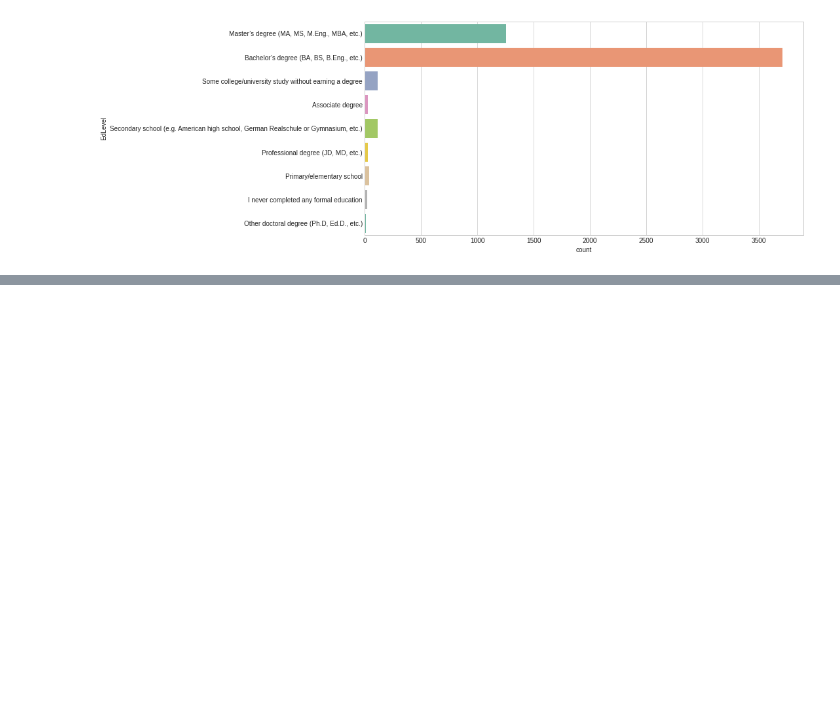
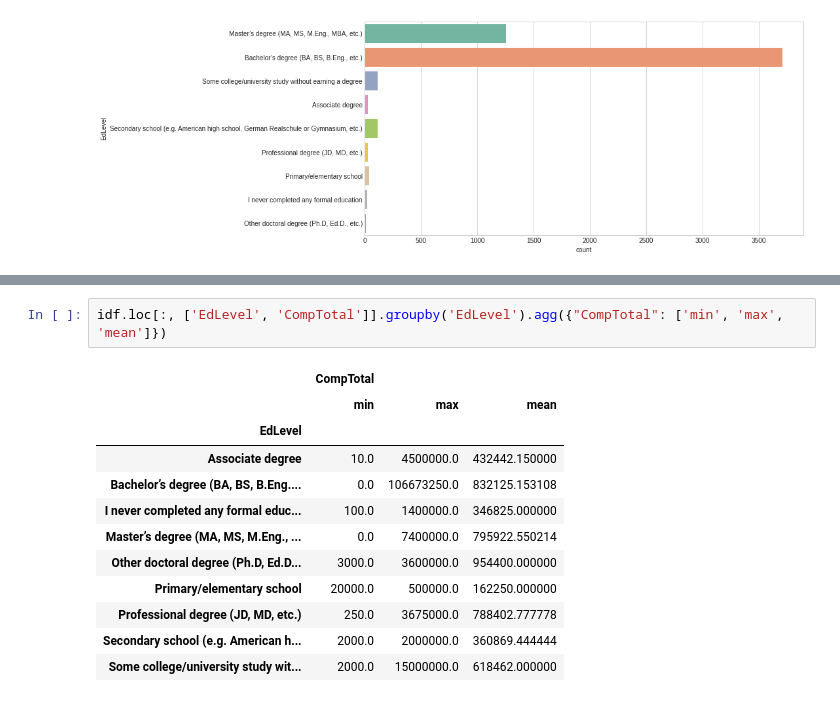
Before and after one commit to syamkakarla98/DataScience_Head_Start, a Jupyter notebook: Sackoverflow_Developer_Survey_Analysis.ipynb, the cells around one changed output, grey strips where cells are left out. Cells and saved outputs as stored; diff of their text form; blank space fills up the shorter version.

```diff
--- a/Sackoverflow_Developer_Survey_Analysis.ipynb
+++ b/Sackoverflow_Developer_Survey_Analysis.ipynb
@@ -172,0 +233,15 @@ sns.countplot(y = 'EdLevel', data = idf[idf.Student == 'No'], palette='Set2');
+# %%
+idf.loc[:, ['EdLevel', 'CompTotal']].groupby('EdLevel').agg({"CompTotal": ['min', 'max', 'mean']})
+# %% [output]
+|  | CompTotal |  |  |
+|  | min | max | mean |
+| EdLevel |  |  |  |
+| Associate degree | 10.0 | 4500000.0 | 432442.150000 |
+| Bachelor’s degree (BA, BS, B.Eng.... | 0.0 | 106673250.0 | 832125.153108 |
+| I never completed any formal educ... | 100.0 | 1400000.0 | 346825.000000 |
+| Master’s degree (MA, MS, M.Eng., ... | 0.0 | 7400000.0 | 795922.550214 |
+| Other doctoral degree (Ph.D, Ed.D... | 3000.0 | 3600000.0 | 954400.000000 |
+| Primary/elementary school | 20000.0 | 500000.0 | 162250.000000 |
+| Professional degree (JD, MD, etc.) | 250.0 | 3675000.0 | 788402.777778 |
+| Secondary school (e.g. American h... | 2000.0 | 2000000.0 | 360869.444444 |
+| Some college/university study wit... | 2000.0 | 15000000.0 | 618462.000000 |
```
Also changed, not shown: parts of 14 cells of this notebook.
